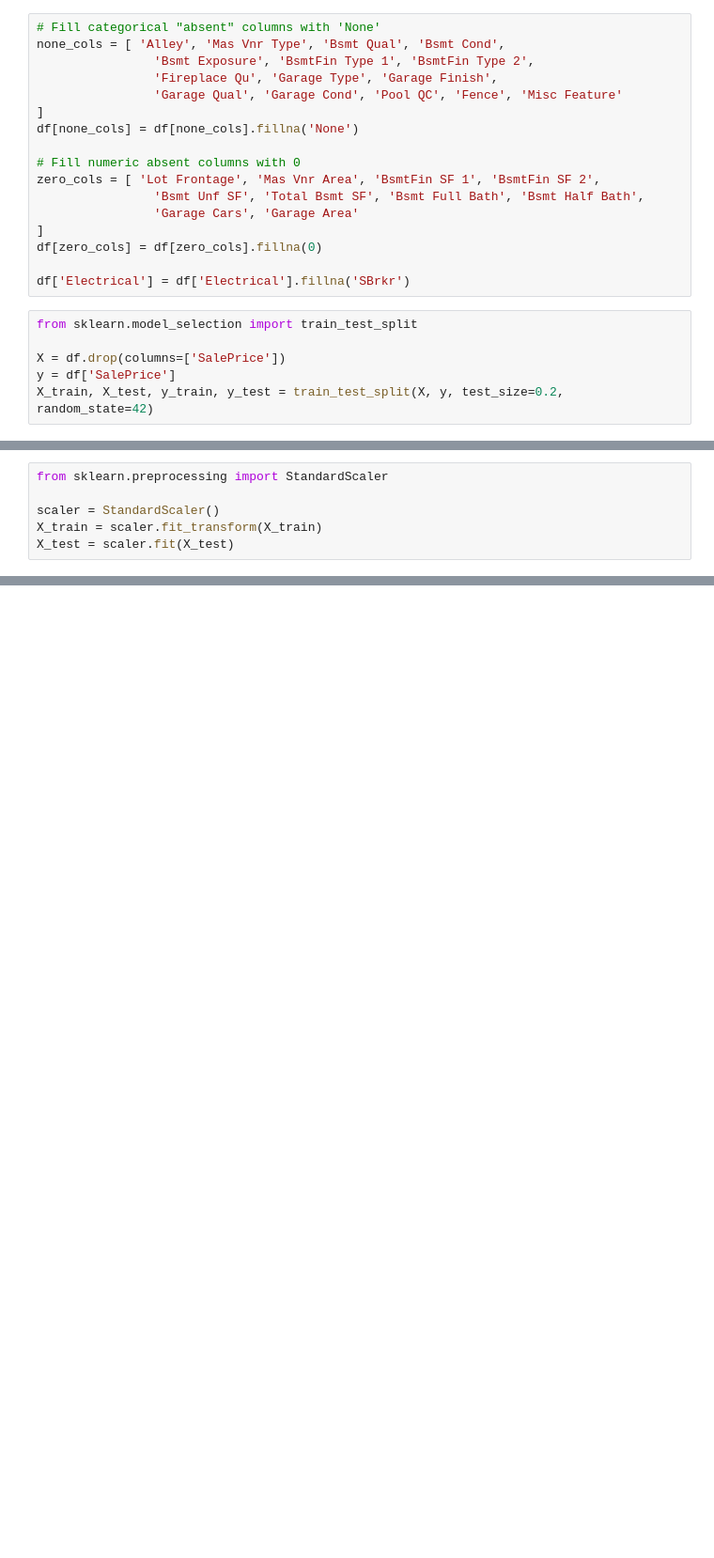
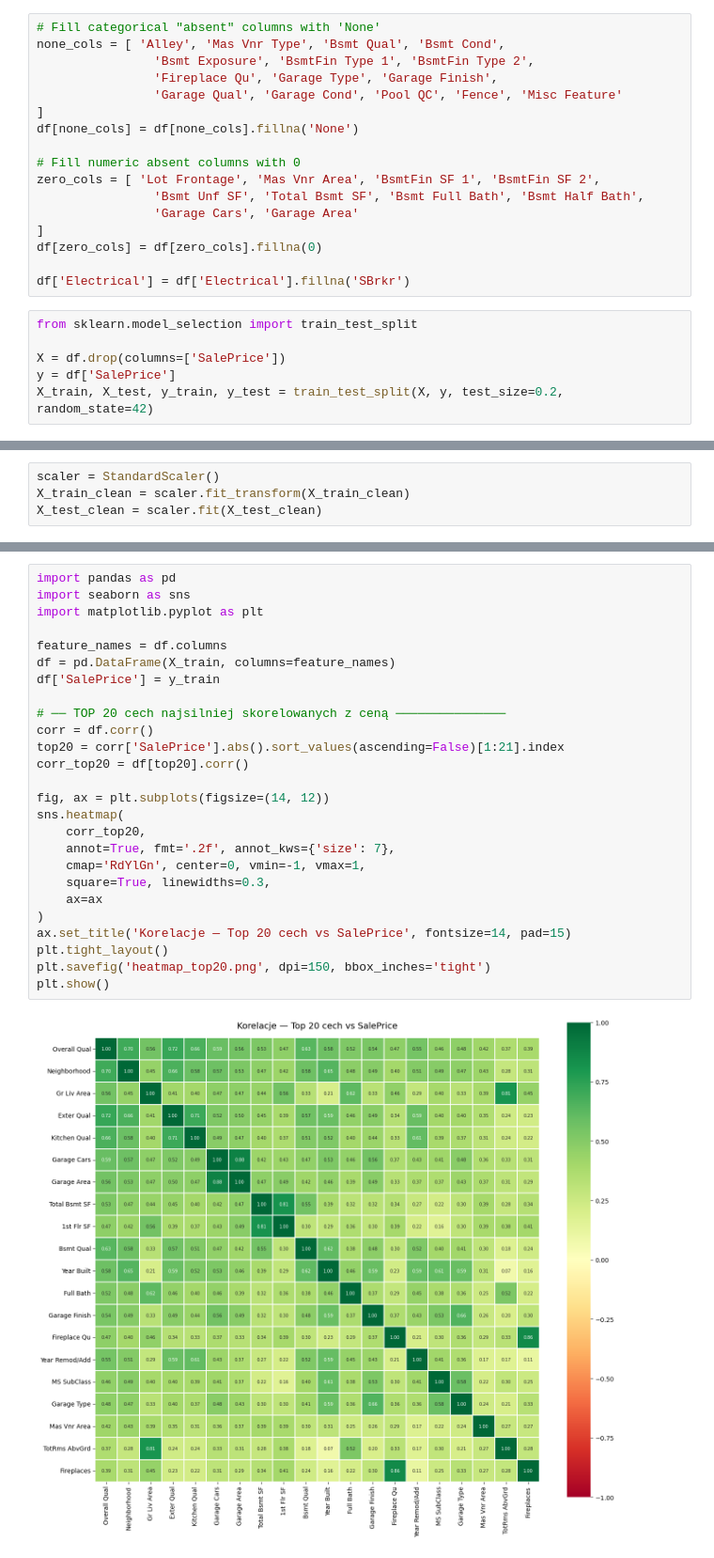
Before and after one commit to fistaszek2009/PropertyValuePredictor, a Jupyter notebook: task.ipynb, the cells around one changed output, grey strips where cells are left out. Shown at 94% size. Cells and saved outputs as stored; diff of their text form; blank space fills up the shorter version.

```diff
--- a/task.ipynb
+++ b/task.ipynb
@@ -119,9 +202,7 @@ X_test[target_cols]  = te.transform(X_test[target_cols])
 # %%
-from sklearn.preprocessing import StandardScaler
-
 scaler = StandardScaler()
-X_train = scaler.fit_transform(X_train)
-X_test = scaler.fit(X_test)
+X_train_clean = scaler.fit_transform(X_train_clean)
+X_test_clean = scaler.fit(X_test_clean)
 # %% [markdown]
 # Wizualizacja danych
 
@@ -130,0 +212,28 @@ X_test = scaler.fit(X_test)
+# %%
+import pandas as pd
+import seaborn as sns
+import matplotlib.pyplot as plt
+
+feature_names = df.columns
+df = pd.DataFrame(X_train, columns=feature_names)
+df['SalePrice'] = y_train
+
+# ── TOP 20 cech najsilniej skorelowanych z ceną ───────────────
+corr = df.corr()
+top20 = corr['SalePrice'].abs().sort_values(ascending=False)[1:21].index
+corr_top20 = df[top20].corr()
+
+fig, ax = plt.subplots(figsize=(14, 12))
+sns.heatmap(
+    corr_top20,
+    annot=True, fmt='.2f', annot_kws={'size': 7},
+    cmap='RdYlGn', center=0, vmin=-1, vmax=1,
+    square=True, linewidths=0.3,
+    ax=ax
+)
+ax.set_title('Korelacje — Top 20 cech vs SalePrice', fontsize=14, pad=15)
+plt.tight_layout()
+plt.savefig('heatmap_top20.png', dpi=150, bbox_inches='tight')
+plt.show()
+# %% [output]
+[figure, added]
```
Also changed, not shown: parts of 8 cells of this notebook, 4 other files.
